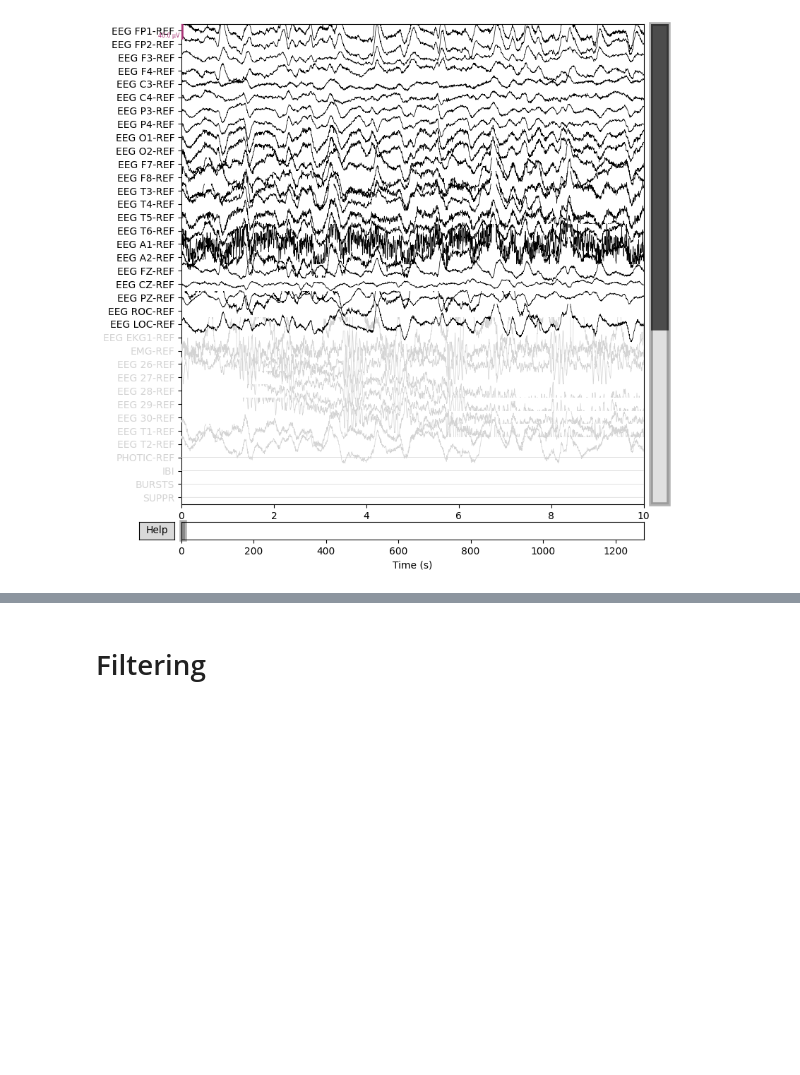
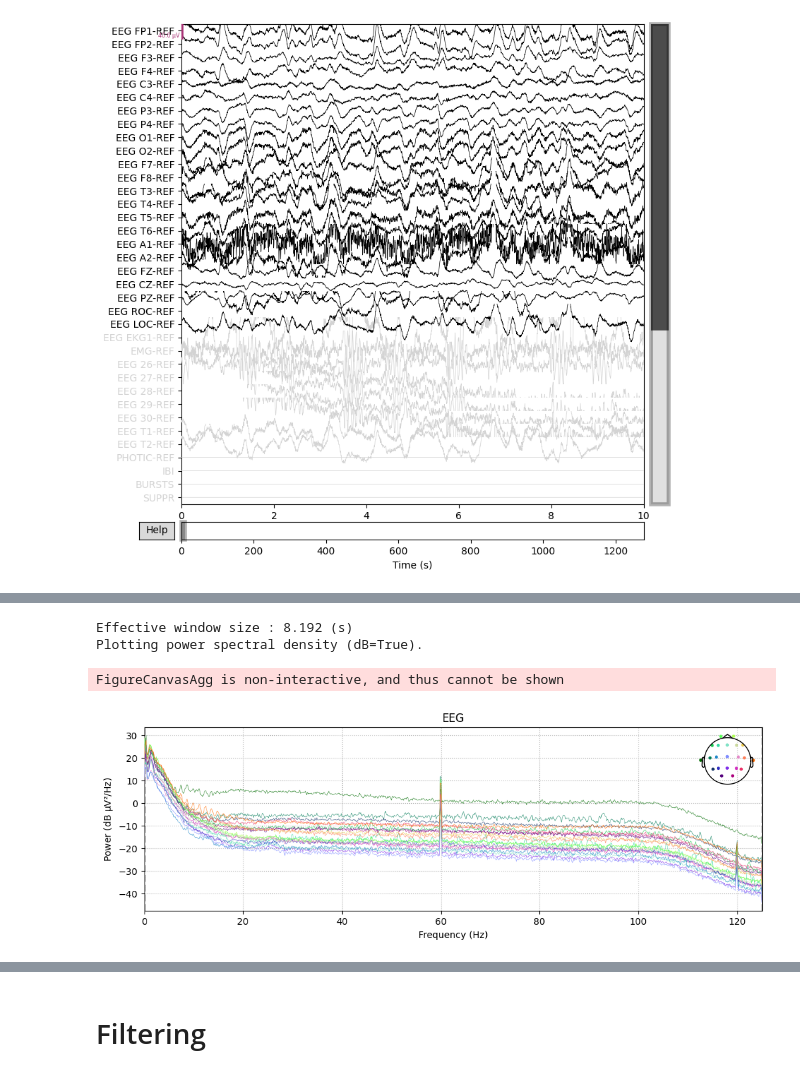
Before and after one commit to JeroenBuil/deegtal_coding_task, a Jupyter notebook: notebooks/Exploratory_Data_Analysis.ipynb, the cells around one changed output, grey strips where cells are left out. Cells and saved outputs as stored; diff of their text form; code cells hidden in the pictures; blank space fills up the shorter version.

```diff
--- a/notebooks/Exploratory_Data_Analysis.ipynb
+++ b/notebooks/Exploratory_Data_Analysis.ipynb
@@ -20,3 +20,5 @@ Using matplotlib as 2D backend.
+# %%
+save_figs = False
 # %%
 folder_raw_group_1 = RAW_DATA_DIR / 'Group1'
 folder_raw_group_2 = RAW_DATA_DIR / 'Group2'
@@ -141,7 +143,8 @@ for iGroup in range(n_groups):
         fig_psd = raw.compute_psd(fmax=120).plot(picks="data", exclude="bads", amplitude=False).get_figure()
         fig_raw = raw.plot(n_channels=len(raw.ch_names)).get_figure()
 
-        fig_psd.savefig(f'../reports/figures/raw/psd_group{iGroup+1}_sample{iSample+1}.png', bbox_inches='tight')
-        fig_raw.savefig(f'../reports/figures/raw/eeg_group{iGroup+1}_sample{iSample+1}.png', bbox_inches='tight')
+        if save_figs == True:
+            fig_psd.savefig(f'../reports/figures/raw/psd_group{iGroup+1}_sample{iSample+1}.png', bbox_inches='tight')
+            fig_raw.savefig(f'../reports/figures/raw/eeg_group{iGroup+1}_sample{iSample+1}.png', bbox_inches='tight')
 
         clear_output()
@@ -147,0 +243,7 @@ for iGroup in range(n_groups):
+# %%
+raw.compute_psd().plot()
+# %% [output]
+Effective window size : 8.192 (s)
+Plotting power spectral density (dB=True).
+FigureCanvasAgg is non-interactive, and thus cannot be shown
+[figure, added]
```
Also changed, not shown: parts of 18 cells of this notebook, 1 other file.
